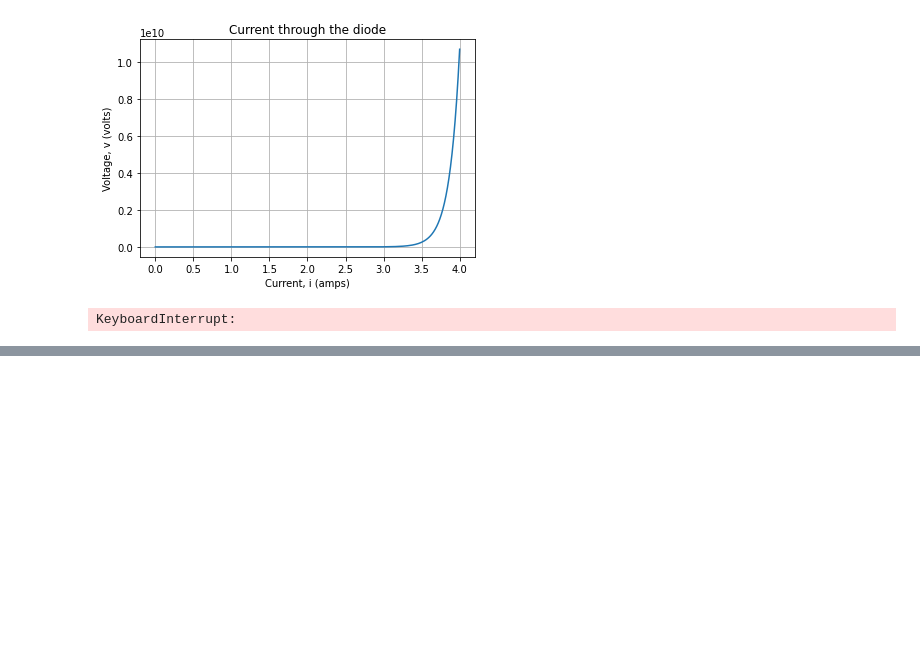
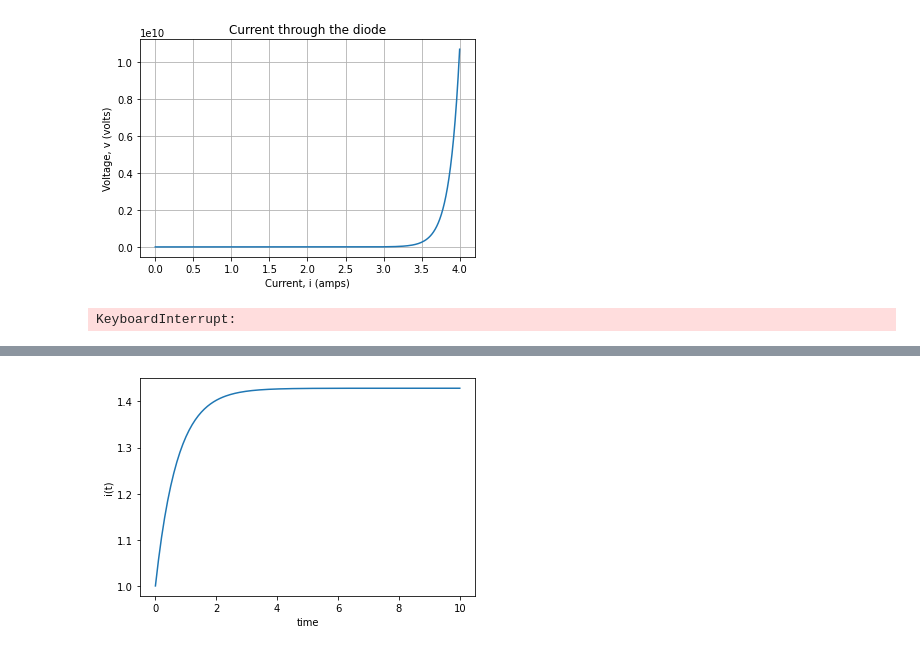
Before and after one commit to ENELEngineering/ENEL102, a Jupyter notebook: assignmentFour.ipynb, the cells around one changed output, grey strips where cells are left out. Cells and saved outputs as stored; diff of their text form; code cells hidden in the pictures; blank space fills up the shorter version.

```diff
--- a/assignmentFour.ipynb
+++ b/assignmentFour.ipynb
@@ -71,6 +71,7 @@ The zeros are [1.77766259 3.00667383]
 # %%
 import matplotlib.pyplot as plt
 import numpy as np
+import sympy as sp
 
 t = np.linspace(0,10,500)
 x_t = np.sin(2*t)
@@ -85,5 +86,10 @@ ax = plt.axes(projection ='3d')
 ax.plot3D(x_t, y_t, z_t)
 ax.set_title('3D visualization for x(t), y(t), and z(t)')
 plt.show()
+
+# Does not print the value.
+t = sp.Symbol('t')
+length = sp.integrate(sp.sqrt(4*sp.Pow(sp.cos(2*t), 2) + sp.Pow(sp.sin(t), 2) + 1), (t, 0, 10))
+length
 # %% [output]
 [figure]
@@ -123,0 +133,25 @@ KeyboardInterrupt:
+# %%
+from scipy.integrate import odeint
+import matplotlib.pyplot as plt
+import numpy as np
+
+def didt(i,t, L=0.5, R=0.7):
+    dydt = -R*i/L + 1/L
+    return dydt
+
+# initial condition
+i0 = 1
+
+# values of time
+t = np.linspace(0,10,200)
+
+# solving ODE
+i = odeint(didt, i0, t)
+
+# plot results
+plt.plot(t,i)
+plt.xlabel("time")
+plt.ylabel("i(t)")
+plt.show()
+# %% [output]
+[figure, added]
```
Also changed, not shown: parts of 4 cells of this notebook, 2 other files.
